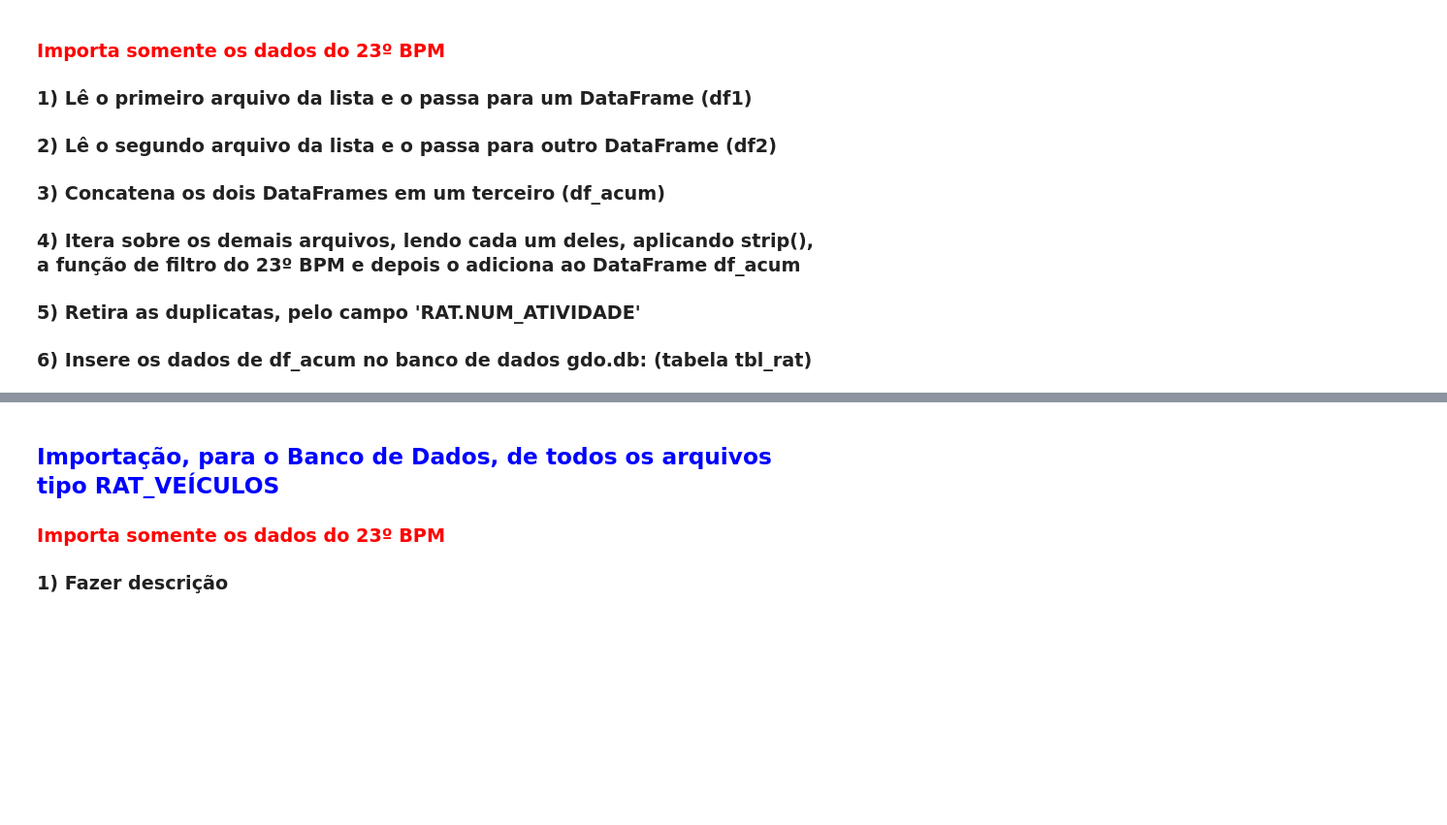
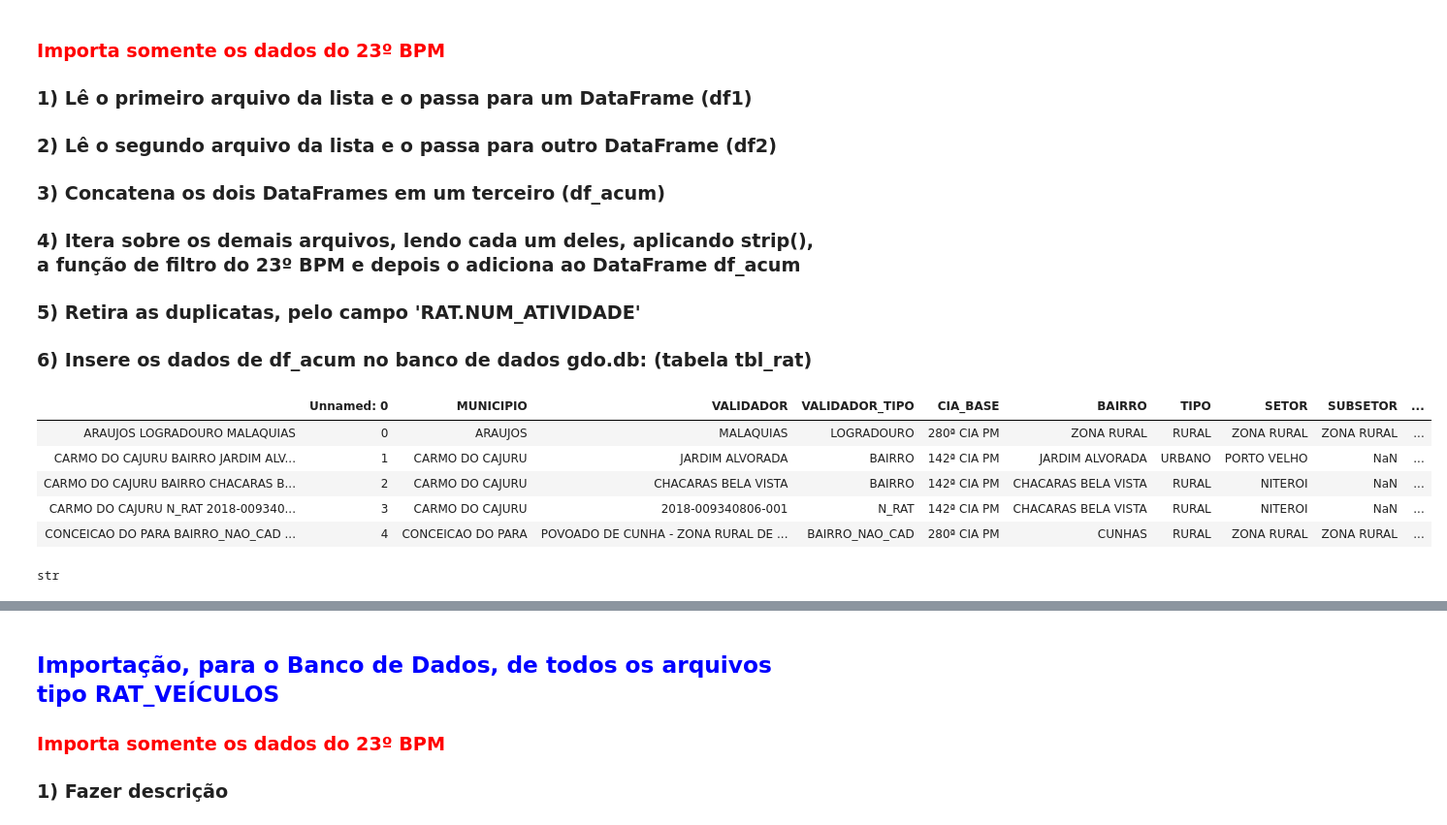
Before and after one commit to WENDEL4891/gdo-pandas, a Jupyter notebook: Vários CSVs para Banco de Dados.ipynb, the cells around one changed output, grey strips where cells are left out. Shown: that part at 97% size. Saved outputs shown, nothing was run; the diff lists cells and outputs as text; code cells hidden in the pictures; blank space fills up the shorter version.

```diff
--- a/Vários CSVs para Banco de Dados.ipynb
+++ b/Vários CSVs para Banco de Dados.ipynb
@@ -45,3 +45,29 @@ import shutil, os, re, sqlite3
 ### 4) Itera sobre os demais arquivos, lendo cada um deles, aplicando strip(), a função de filtro do 23º BPM e depois o adiciona ao DataFrame df_acum
 ### 5) Retira as duplicatas, pelo campo 'RAT.NUM_ATIVIDADE'
 ### 6) Insere os dados de df_acum no banco de dados gdo.db: (tabela tbl_rat)
+# %%
+# df_classif.drop_duplicates()
+# df_classif_dup = df_classif_dup[df_classif_dup > 1]
+df_classif = pd.read_csv('files/classificadores.csv')
+df_classif.drop_duplicates(['MUNICIPIO', 'VALIDADOR_TIPO', 'VALIDADOR'], inplace=True)
+df_classif.set_index(df_classif['MUNICIPIO'] + " " + df_classif['VALIDADOR_TIPO'] + " " + df_classif['VALIDADOR'], inplace=True)
+df_classif
+# df_classif.to_csv('files/classificadores.csv')
+
+# # df_classif_new['MUN_VALTIPO_VAL'] = df_classif_new['MUNICIPIO'] + " " + df_classif_new['VALIDADOR_TIPO'] + " " + df_classif['VALIDADOR']
+# df_classif_new['MUN_VALTIPO_VAL'].value_counts()
+# %% [output]
+|  | Unnamed: 0 | MUNICIPIO | VALIDADOR | VALIDADOR_TIPO | CIA_BASE | BAIRRO | TIPO | SETOR | SUBSETOR | ... |
+| ARAUJOS LOGRADOURO MALAQUIAS | 0 | ARAUJOS | MALAQUIAS | LOGRADOURO | 280ª CIA PM | ZONA RURAL | RURAL | ZONA RURAL | ZONA RURAL | ... |
+| CARMO DO CAJURU BAIRRO JARDIM ALV... | 1 | CARMO DO CAJURU | JARDIM ALVORADA | BAIRRO | 142ª CIA PM | JARDIM ALVORADA | URBANO | PORTO VELHO | NaN | ... |
+| CARMO DO CAJURU BAIRRO CHACARAS B... | 2 | CARMO DO CAJURU | CHACARAS BELA VISTA | BAIRRO | 142ª CIA PM | CHACARAS BELA VISTA | RURAL | NITEROI | NaN | ... |
+| CARMO DO CAJURU N_RAT 2018-009340... | 3 | CARMO DO CAJURU | 2018-009340806-001 | N_RAT | 142ª CIA PM | CHACARAS BELA VISTA | RURAL | NITEROI | NaN | ... |
+| CONCEICAO DO PARA BAIRRO_NAO_CAD ... | 4 | CONCEICAO DO PARA | POVOADO DE CUNHA - ZONA RURAL DE ... | BAIRRO_NAO_CAD | 280ª CIA PM | CUNHAS | RURAL | ZONA RURAL | ZONA RURAL | ... |
+# %%
+df_teste['D'] = np.select([
+    df_teste['A'].isin(df_TESTE['A'])
+],[
+    5
+], default=1)
+# %% [output]
+str
```
Also changed, not shown: parts of 14 cells of this notebook, 1 other file.
